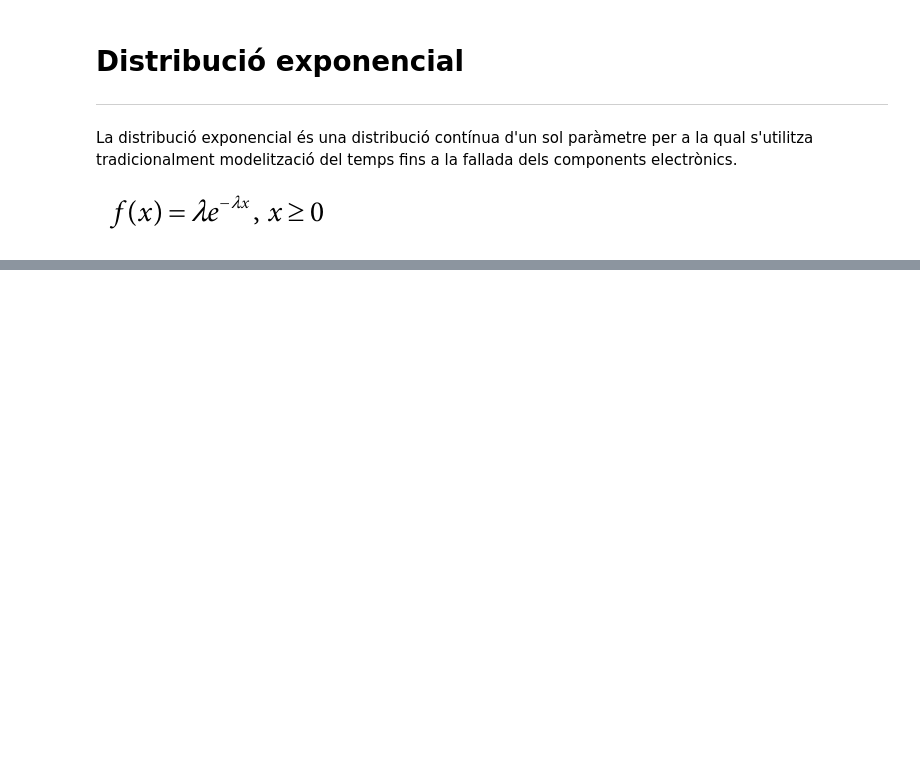
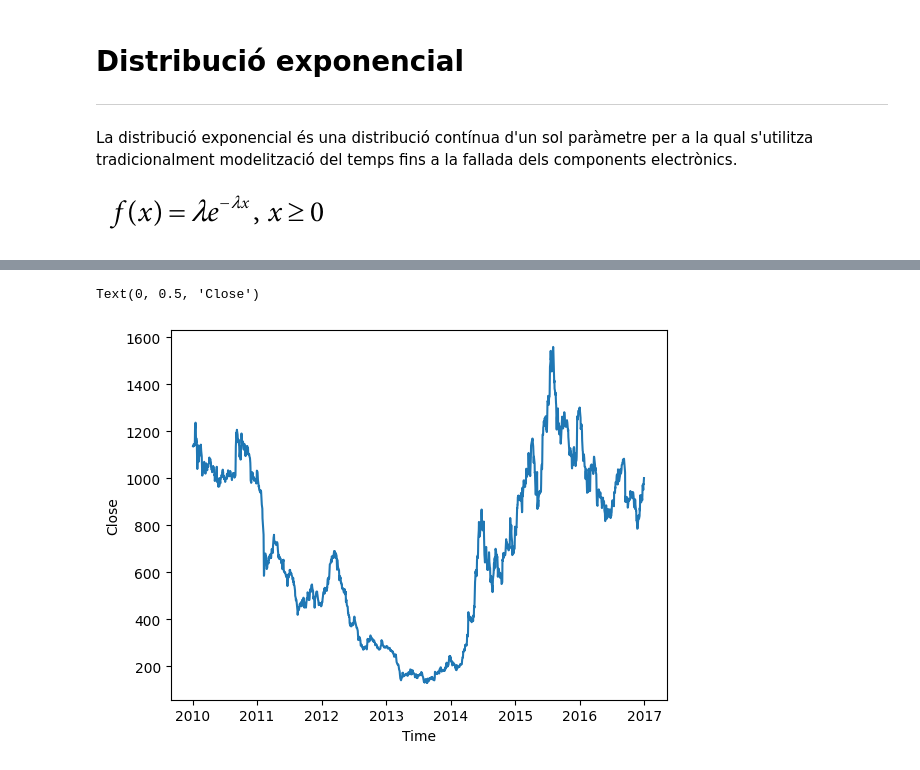
Before and after one commit to ManelSoengas/Python, a Jupyter notebook: Python_Probabilitat.ipynb, the cells around one changed output, grey strips where cells are left out. Cells and saved outputs as stored; diff of their text form; code cells hidden in the pictures; blank space fills up the shorter version.

```diff
--- a/Python_Probabilitat.ipynb
+++ b/Python_Probabilitat.ipynb
@@ -159,0 +205,6 @@ La distribució exponencial és una distribució contínua d'un sol paràmetre p
+# %%
+import pandas as pd
+import numpy as np
+import warnings
+beml_df = pd.read_csv('/content/BEML.csv')
+beml_df[0:5]
@@ -159,0 +253,7 @@ La distribució exponencial és una distribució contínua d'un sol paràmetre p
+# %%
+plt.plot(beml_df.Close);
+plt.xlabel('Time');
+plt.ylabel('Close')
+# %% [output]
+Text(0, 0.5, 'Close')
+[figure, added]
```
Also changed, not shown: parts of 24 cells of this notebook.
